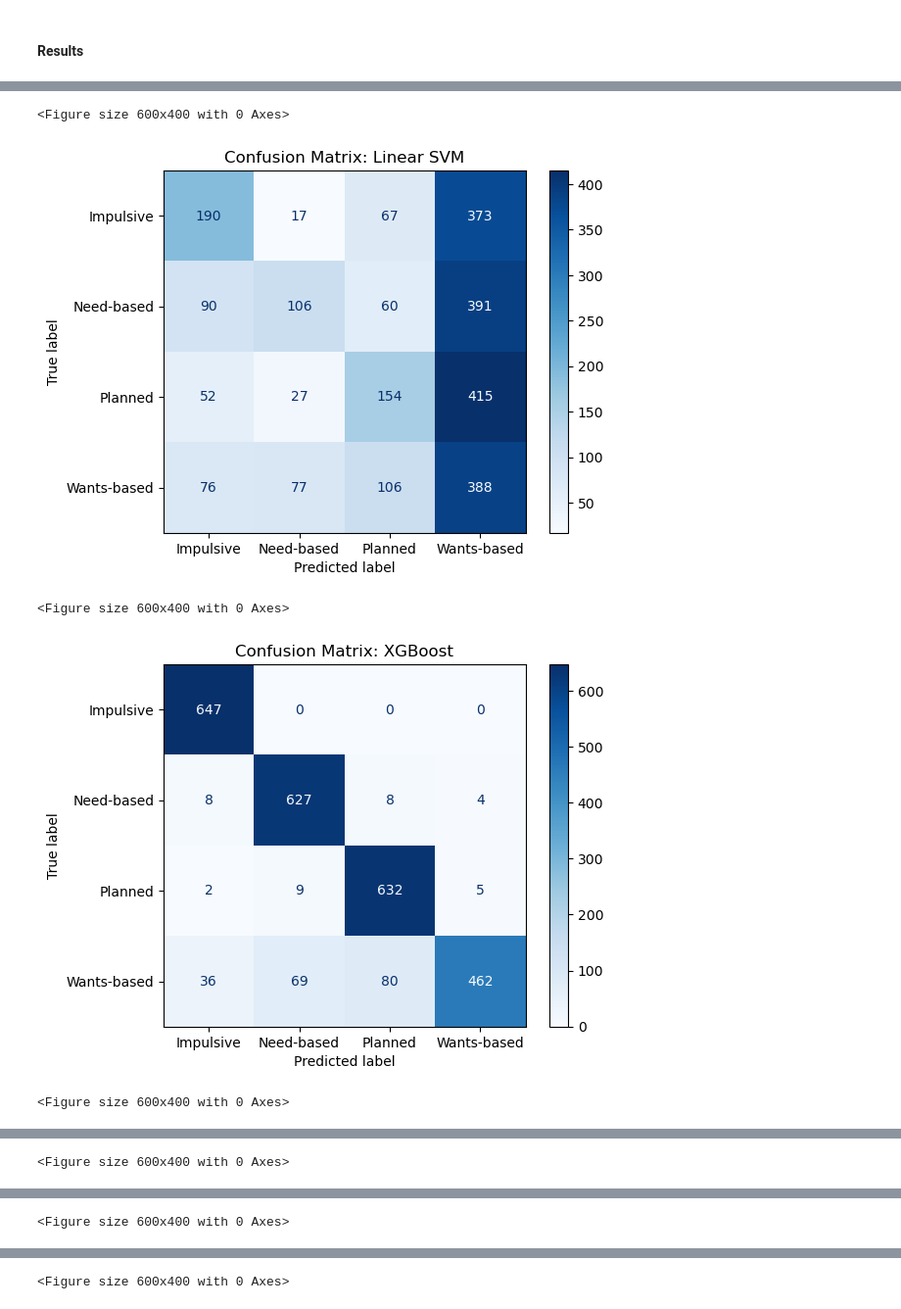
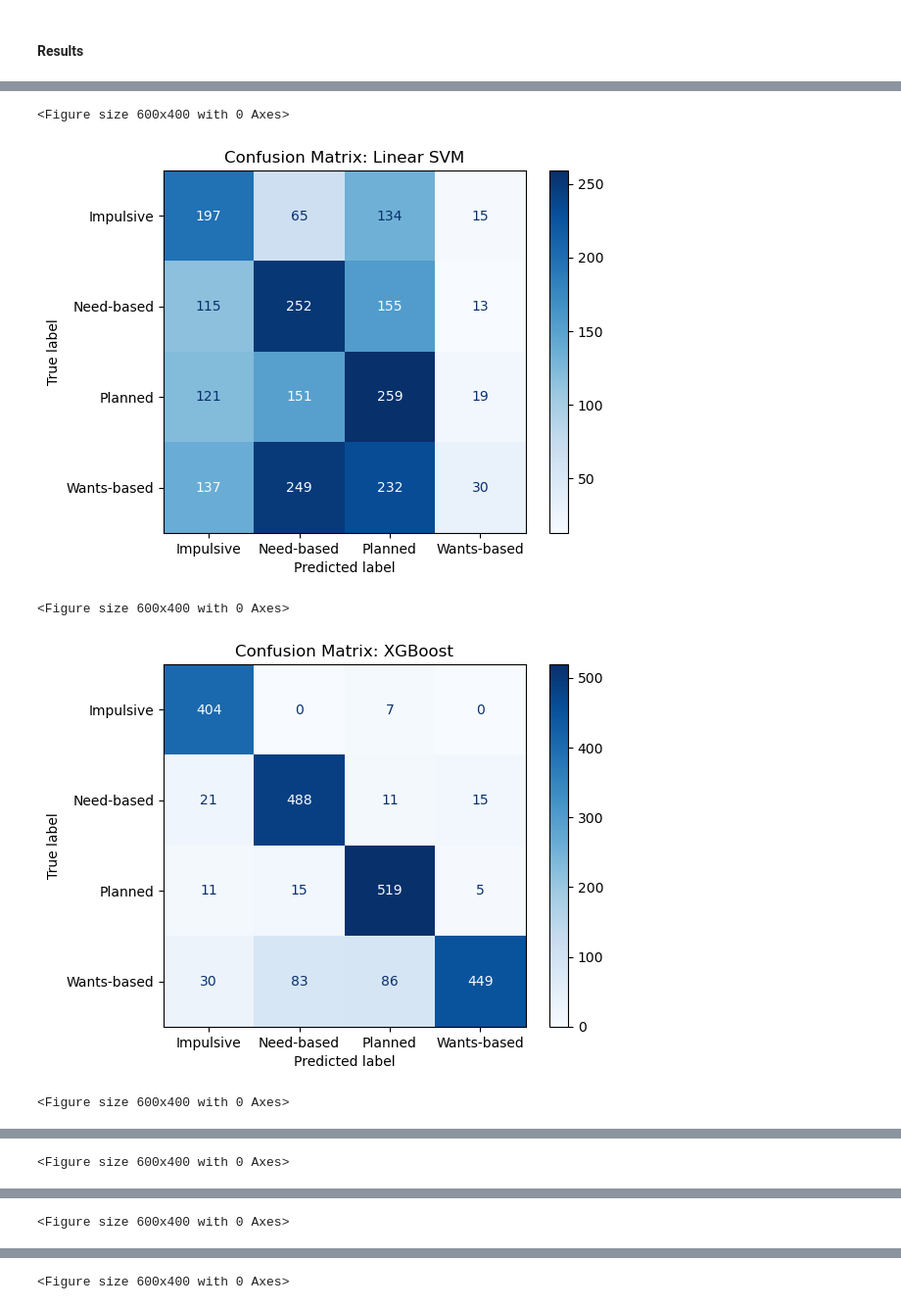
Before and after one commit to farahfuaad/Final-Year-Project-Prediction-of-Buying-Behavior-Patterns-using-ML, a Jupyter notebook: ml/intention_prediction.ipynb, the cells around one changed output, grey strips where cells are left out. Shown: that part at 98% size. Cells and saved outputs as stored; diff of their text form; code cells hidden in the pictures.

```diff
--- a/ml/intention_prediction.ipynb
+++ b/ml/intention_prediction.ipynb
@@ -45,0 +57,4 @@ dtype: object
+# %%
+# dropping duplicate values
+df.drop_duplicates(inplace=True)
+df
@@ -53,7 +82,7 @@ cleaned_df['Frequency of Purchases'] = cleaned_df['Frequency of Purchases'].fill
 
 # Convert categorical variables to numerical format using label encoding
 categorical_cols = ['Gender', 'Item Purchased', 'Category', 'Location', 'Season', 'Discount Applied',
-                    'Promo Code Used', 'purchase_intent_category']
+                    'Promo Code Used', 'Purchase Intent Category']
 le_dict = {}  # Store label encoders
 
 for column in categorical_cols:
@@ -102,7 +131,7 @@ feature_df = cleaned_df[['Gender', 'Item Purchased', 'Category', 'Location', 'Se
                          'Promo Code Used']]
 
 x = np.asarray(feature_df)
-y = np.asarray(cleaned_df['purchase_intent_category'])  # Target
+y = np.asarray(cleaned_df['Purchase Intent Category'])  # Target
 
 # Split dataset into 80% training and 20% testing data
 x_train, x_test, y_train, y_test = train_test_split(x, y, test_size=0.2, random_state=4, stratify=y)  # Stratify to balance classes
@@ -494,32 +534,32 @@ plt.show()
 # %%
 from sklearn.metrics import confusion_matrix, ConfusionMatrixDisplay
 
 # Prepare a dictionary of model names and their predictions
 model_predictions = {
     "Linear SVM": clf.predict(x_test_scaled),
     "XGBoost": xgb_clf.predict(x_test_scaled),
     "Decision Tree": DecisionTreeModel.predict(x_test_scaled),
     "Logistic Regression": logreg.predict(x_test_scaled),
     "Random Forest": rf_clf.predict(x_test_scaled),
     "SVM with Tuning": best_model.predict(x_test),
     "Logistic Regression with Tuning": best_lr.predict(x_test),
     "XGBoost with Tuning": best_xgb.predict(x_test_scaled)
 }
 
 # Get class labels from the label encoder for purchase_intent_category
-class_labels = le_dict['purchase_intent_category'].classes_
+class_labels = le_dict['Purchase Intent Category'].classes_
 
 # Plot confusion matrix for each model
 for model_name, y_pred in model_predictions.items():
     cm = confusion_matrix(y_test, y_pred)
     disp = ConfusionMatrixDisplay(confusion_matrix=cm, display_labels=class_labels)
     plt.figure(figsize=(6, 4))
     disp.plot(cmap='Blues', values_format='d')
     plt.title(f'Confusion Matrix: {model_name}')
     plt.show()
 # %% [output]
 <Figure size 600x400 with 0 Axes>
-[figure, old version]
+[figure, new version]
 <Figure size 600x400 with 0 Axes>
-[figure, old version]
+[figure, new version]
 <Figure size 600x400 with 0 Axes>
```
Also changed, not shown: parts of 17 cells of this notebook, 4 other files.
